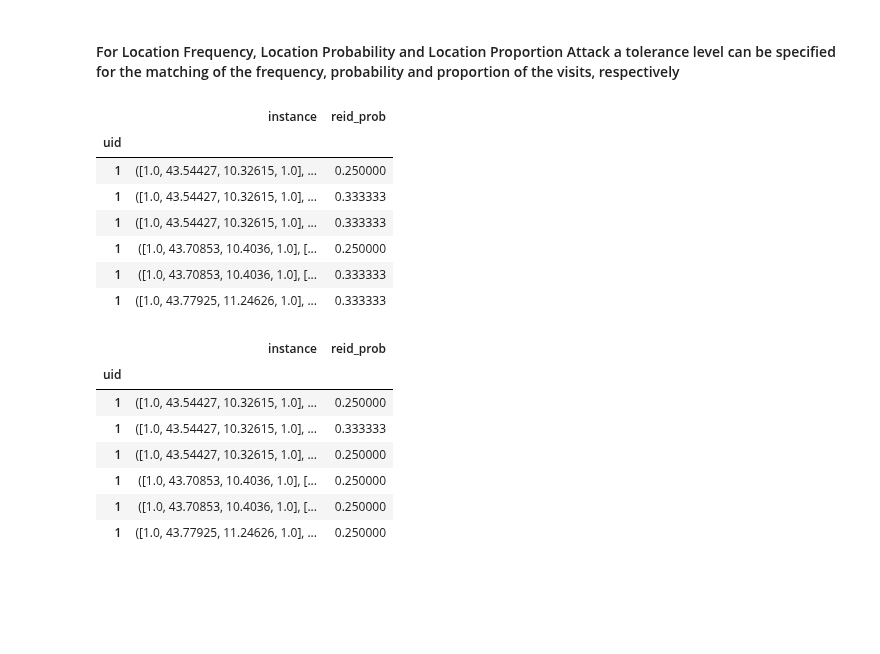
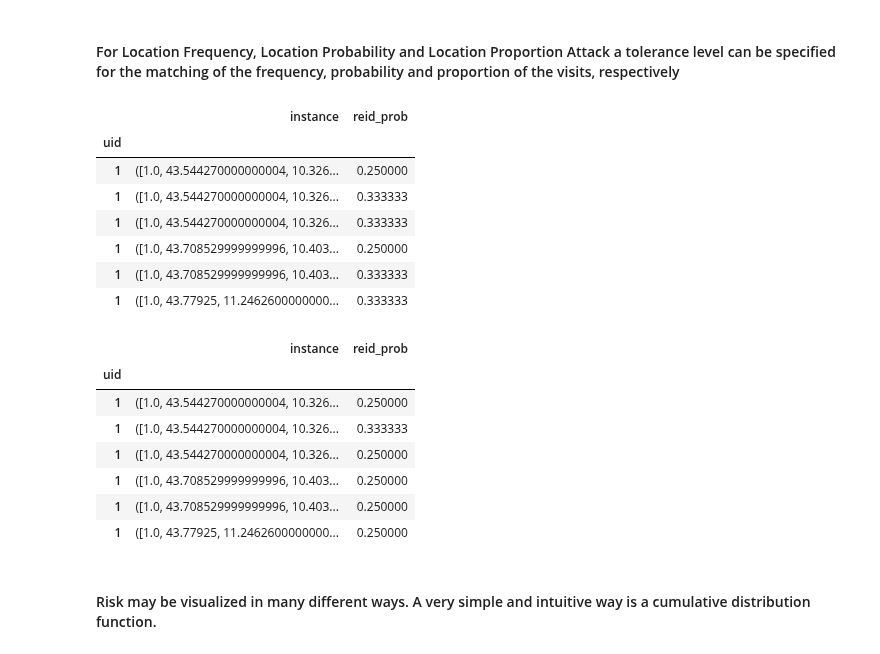
Before and after one commit to scikit-mobility/scikit-mobility, a Jupyter notebook: tutorial/6_privacy_skmob_tutorial.ipynb, the cells around one changed output. Saved outputs shown, nothing was run; the diff lists cells and outputs as text; code cells hidden in the pictures; blank space fills up the shorter version.

```diff
--- a/tutorial/6_privacy_skmob_tutorial.ipynb
+++ b/tutorial/6_privacy_skmob_tutorial.ipynb
@@ -61,3 +17,5 @@ trjdat = trajectorydataframe.TrajDataFrame(traj, user_id=constants.UID)
+# %%
+trjdat = TrajDataFrame.from_file(filename="privacy_toy.csv", sep=",")
 # %%
 trjdat
 # %% [output]
@@ -354,28 +312,30 @@ r
 # %% [markdown]
 #### For Location Frequency, Location Probability and Location Proportion Attack a tolerance level can be specified for the matching of the frequency, probability and proportion of the visits, respectively
 # %%
-at = attacks.LocationFrequencyAttack(k=2, tolerance=0.1)
+at = at = attacks.LocationFrequencyAttack(k=2, tolerance=0.1)
 r = at.assess_risk(trjdat, targets=[1], instance_analysis=True)
 r
 # %% [output]
 |  | instance | reid_prob |
 | uid |  |  |
-| 1 | ([1.0, 43.54427, 10.32615, 1.0], ... | 0.250000 |
-| 1 | ([1.0, 43.54427, 10.32615, 1.0], ... | 0.333333 |
-| 1 | ([1.0, 43.54427, 10.32615, 1.0], ... | 0.333333 |
-| 1 | ([1.0, 43.70853, 10.4036, 1.0], [... | 0.250000 |
-| 1 | ([1.0, 43.70853, 10.4036, 1.0], [... | 0.333333 |
-| 1 | ([1.0, 43.77925, 11.24626, 1.0], ... | 0.333333 |
+| 1 | ([1.0, 43.544270000000004, 10.326... | 0.250000 |
+| 1 | ([1.0, 43.544270000000004, 10.326... | 0.333333 |
+| 1 | ([1.0, 43.544270000000004, 10.326... | 0.333333 |
+| 1 | ([1.0, 43.708529999999996, 10.403... | 0.250000 |
+| 1 | ([1.0, 43.708529999999996, 10.403... | 0.333333 |
+| 1 | ([1.0, 43.77925, 11.2462600000000... | 0.333333 |
 # %%
-at = attacks.LocationFrequencyAttack(k=2, tolerance=0.8)
+at = at = attacks.LocationFrequencyAttack(k=2, tolerance=0.8)
 r = at.assess_risk(trjdat, targets=[1], instance_analysis=True)
 r
 # %% [output]
 |  | instance | reid_prob |
 | uid |  |  |
-| 1 | ([1.0, 43.54427, 10.32615, 1.0], ... | 0.250000 |
-| 1 | ([1.0, 43.54427, 10.32615, 1.0], ... | 0.333333 |
-| 1 | ([1.0, 43.54427, 10.32615, 1.0], ... | 0.250000 |
-| 1 | ([1.0, 43.70853, 10.4036, 1.0], [... | 0.250000 |
-| 1 | ([1.0, 43.70853, 10.4036, 1.0], [... | 0.250000 |
-| 1 | ([1.0, 43.77925, 11.24626, 1.0], ... | 0.250000 |
+| 1 | ([1.0, 43.544270000000004, 10.326... | 0.250000 |
+| 1 | ([1.0, 43.544270000000004, 10.326... | 0.333333 |
+| 1 | ([1.0, 43.544270000000004, 10.326... | 0.250000 |
+| 1 | ([1.0, 43.708529999999996, 10.403... | 0.250000 |
+| 1 | ([1.0, 43.708529999999996, 10.403... | 0.250000 |
+| 1 | ([1.0, 43.77925, 11.2462600000000... | 0.250000 |
+# %% [markdown]
+#### Risk may be visualized in many different ways. A very simple and intuitive way is a cumulative distribution function.
```
Also changed, not shown: parts of 13 cells of this notebook, 1 other file.
